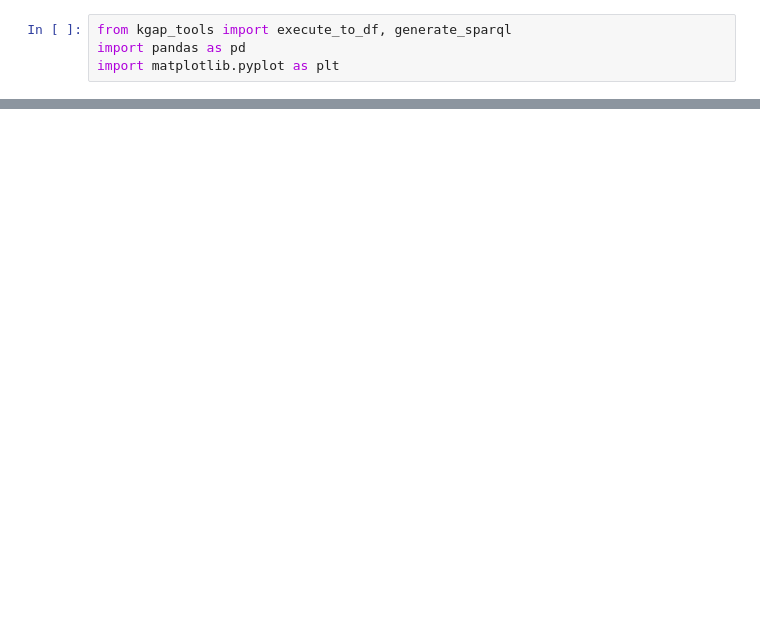
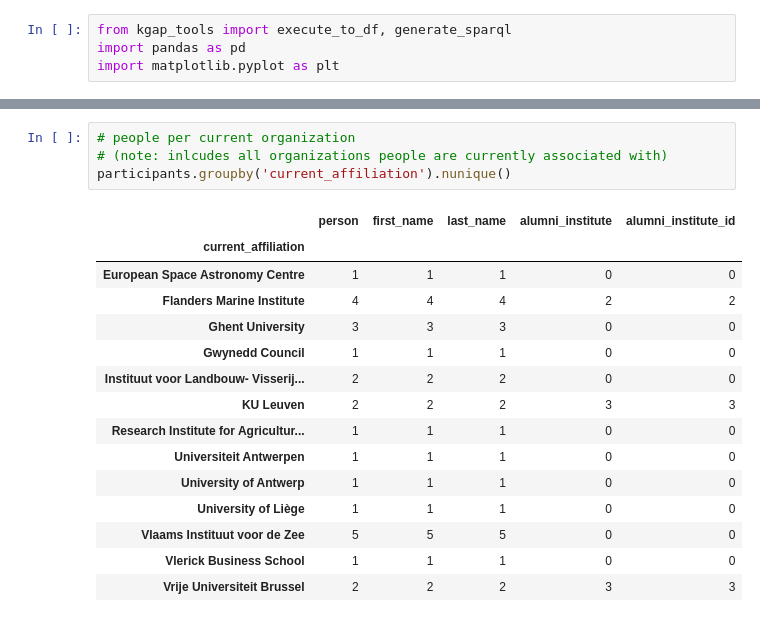
Before and after one commit to vliz-be-opsci/KH_kgap_demo, a Jupyter notebook: notebooks/participants.ipynb, the cells around one changed output, grey strips where cells are left out. Cells and saved outputs as stored; diff of their text form; blank space fills up the shorter version.

```diff
--- a/notebooks/participants.ipynb
+++ b/notebooks/participants.ipynb
@@ -13,0 +32,20 @@ participants
+# %%
+# people per current organization
+# (note: inlcudes all organizations people are currently associated with)
+participants.groupby('current_affiliation').nunique()
+# %% [output]
+|  | person | first_name | last_name | alumni_institute | alumni_institute_id |
+| current_affiliation |  |  |  |  |  |
+| European Space Astronomy Centre | 1 | 1 | 1 | 0 | 0 |
+| Flanders Marine Institute | 4 | 4 | 4 | 2 | 2 |
+| Ghent University | 3 | 3 | 3 | 0 | 0 |
+| Gwynedd Council | 1 | 1 | 1 | 0 | 0 |
+| Instituut voor Landbouw- Visserij... | 2 | 2 | 2 | 0 | 0 |
+| KU Leuven | 2 | 2 | 2 | 3 | 3 |
+| Research Institute for Agricultur... | 1 | 1 | 1 | 0 | 0 |
+| Universiteit Antwerpen | 1 | 1 | 1 | 0 | 0 |
+| University of Antwerp | 1 | 1 | 1 | 0 | 0 |
+| University of Liège | 1 | 1 | 1 | 0 | 0 |
+| Vlaams Instituut voor de Zee | 5 | 5 | 5 | 0 | 0 |
+| Vlerick Business School | 1 | 1 | 1 | 0 | 0 |
+| Vrije Universiteit Brussel | 2 | 2 | 2 | 3 | 3 |
```
Also changed, not shown: parts of 18 cells of this notebook, 22 other files.
